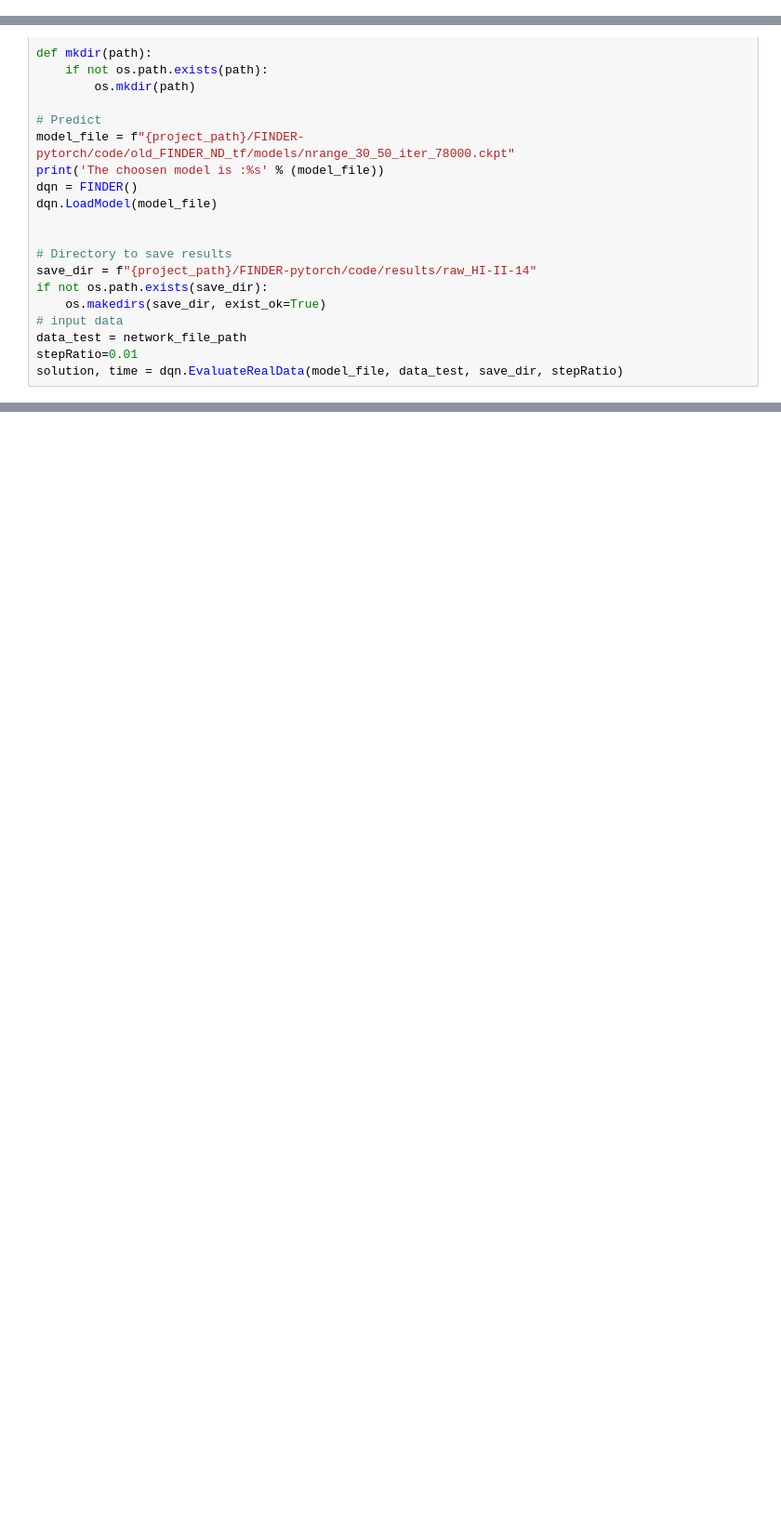
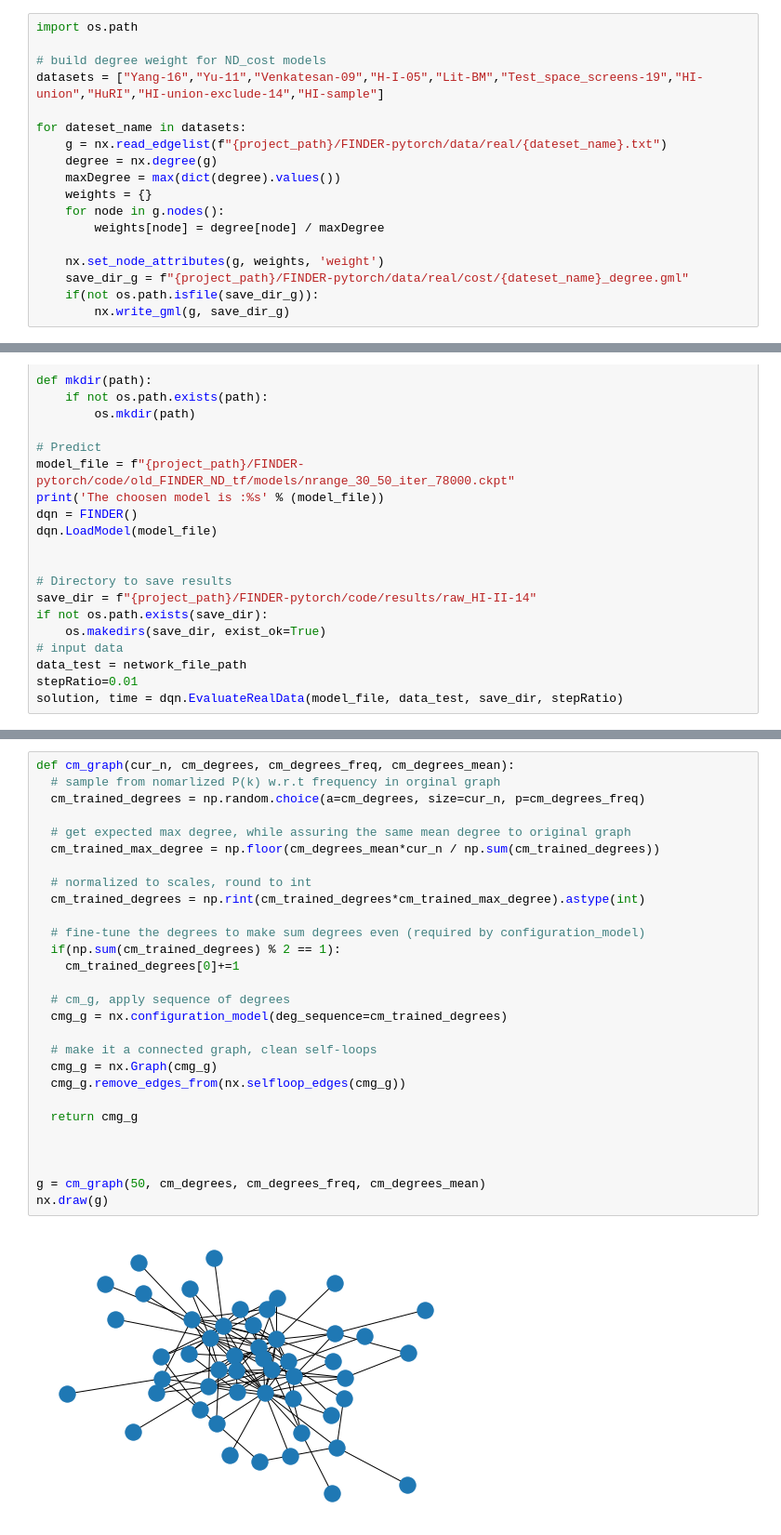
Before and after one commit to faraz2023/FINDER, a Jupyter notebook: Colab_runs-CM.ipynb, the cells around one changed output, grey strips where cells are left out. Shown at 93% size. Drawn from its saved outputs; the diff is of its cells as text; blank space fills up the shorter version.

```diff
--- a/Colab_runs-CM.ipynb
+++ b/Colab_runs-CM.ipynb
@@ -591,3 +573,21 @@ for dateset_name in datasets:
+# %%
+import os.path
+
+# build degree weight for ND_cost models
+datasets = ["Yang-16","Yu-11","Venkatesan-09","H-I-05","Lit-BM","Test_space_screens-19","HI-union","HuRI","HI-union-exclude-14","HI-sample"]
+
+for dateset_name in datasets:
+    g = nx.read_edgelist(f"{project_path}/FINDER-pytorch/data/real/{dateset_name}.txt")
+    degree = nx.degree(g)
+    maxDegree = max(dict(degree).values())
+    weights = {}
+    for node in g.nodes():
+        weights[node] = degree[node] / maxDegree
+
+    nx.set_node_attributes(g, weights, 'weight')
+    save_dir_g = f"{project_path}/FINDER-pytorch/data/real/cost/{dateset_name}_degree.gml"
+    if(not os.path.isfile(save_dir_g)):
+        nx.write_gml(g, save_dir_g)
 # %%
 # Load raw HI-II-14 data from .tsv format
 import pandas as pd
@@ -714,0 +851,30 @@ solution, time = dqn.EvaluateRealData(model_file, data_test, save_dir, stepRatio
+# %%
+def cm_graph(cur_n, cm_degrees, cm_degrees_freq, cm_degrees_mean):
+  # sample from nomarlized P(k) w.r.t frequency in orginal graph
+  cm_trained_degrees = np.random.choice(a=cm_degrees, size=cur_n, p=cm_degrees_freq)
+
+  # get expected max degree, while assuring the same mean degree to original graph
+  cm_trained_max_degree = np.floor(cm_degrees_mean*cur_n / np.sum(cm_trained_degrees))
+
+  # normalized to scales, round to int
+  cm_trained_degrees = np.rint(cm_trained_degrees*cm_trained_max_degree).astype(int)
+
+  # fine-tune the degrees to make sum degrees even (required by configuration_model)
+  if(np.sum(cm_trained_degrees) % 2 == 1):
+    cm_trained_degrees[0]+=1
+
+  # cm_g, apply sequence of degrees
+  cmg_g = nx.configuration_model(deg_sequence=cm_trained_degrees)
+
+  # make it a connected graph, clean self-loops
+  cmg_g = nx.Graph(cmg_g)
+  cmg_g.remove_edges_from(nx.selfloop_edges(cmg_g))
+
+  return cmg_g
+
+
+
+g = cm_graph(50, cm_degrees, cm_degrees_freq, cm_degrees_mean)
+nx.draw(g)
+# %% [output]
+[figure, added]
```
Also changed, not shown: parts of 17 cells of this notebook, 52 other files.
